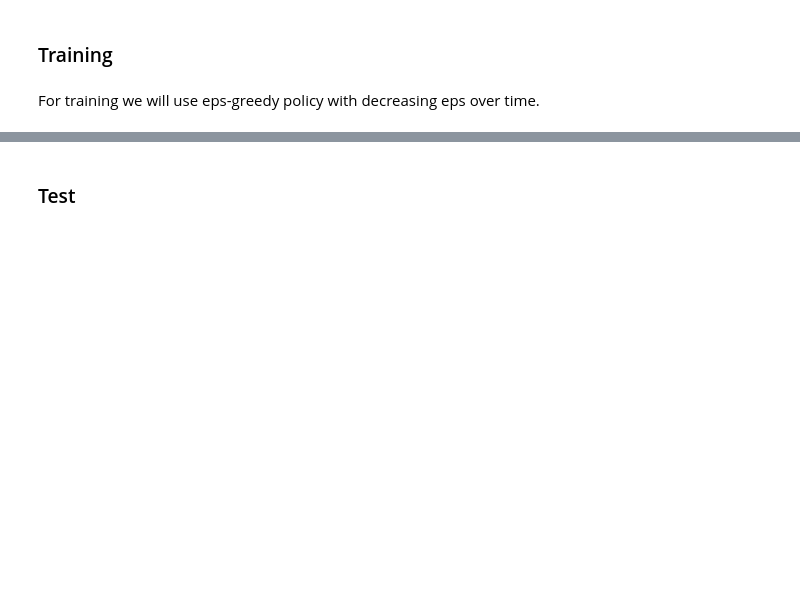
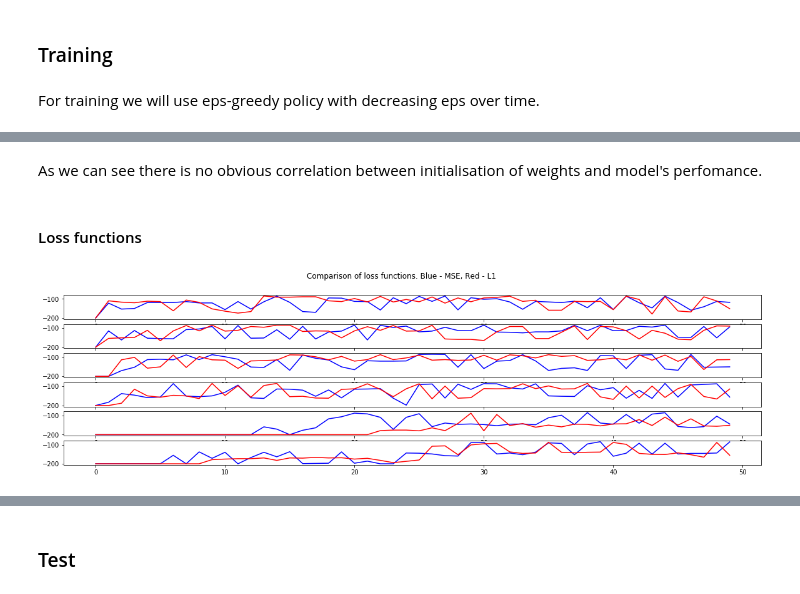
Before and after one commit to oganesManasian/DeepRL-Mountain-car, a Jupyter notebook: Mountain car DQN.ipynb, the cells around one changed output, grey strips where cells are left out. Cells and saved outputs as stored; diff of their text form; code cells hidden in the pictures; blank space fills up the shorter version.

```diff
--- a/Mountain car DQN.ipynb
+++ b/Mountain car DQN.ipynb
@@ -240,0 +357,17 @@ plt.show()
+# %% [markdown]
+As we can see there is no obvious correlation between initialisation of weights and model's perfomance.
+# %% [markdown]
+#### Loss functions
+# %%
+mse_indices = [i for i in range(len(results)) if "mse" in configs[i]]
+l1_indices = [i for i in range(len(results)) if "l1" in configs[i]]
+plots_n = len(mse_indices)
+
+fig, axs = plt.subplots(plots_n, figsize=(20, 5))
+fig.suptitle("Comparison of loss functions. Blue - MSE, Red - L1")
+for i, (mse_ind, l1_ind) in enumerate(zip(mse_indices, l1_indices)):
+    axs[i].plot(range(len(results[mse_ind])), results[mse_ind], color="blue")
+    axs[i].plot(range(len(results[l1_ind])), results[l1_ind], color="red")
+plt.show()
+# %% [output]
+[figure, added]
```
Also changed, not shown: parts of 51 cells of this notebook.
